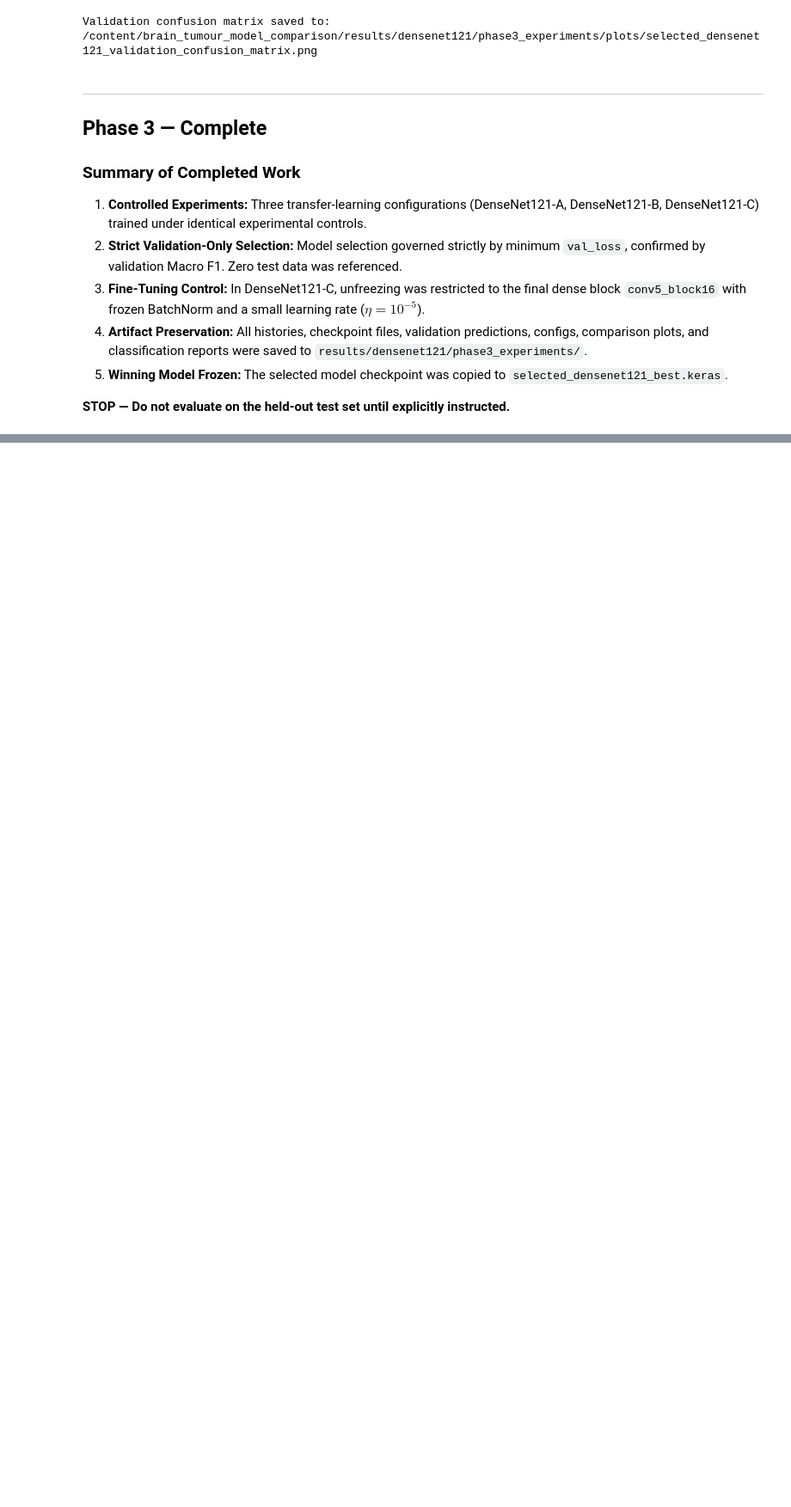
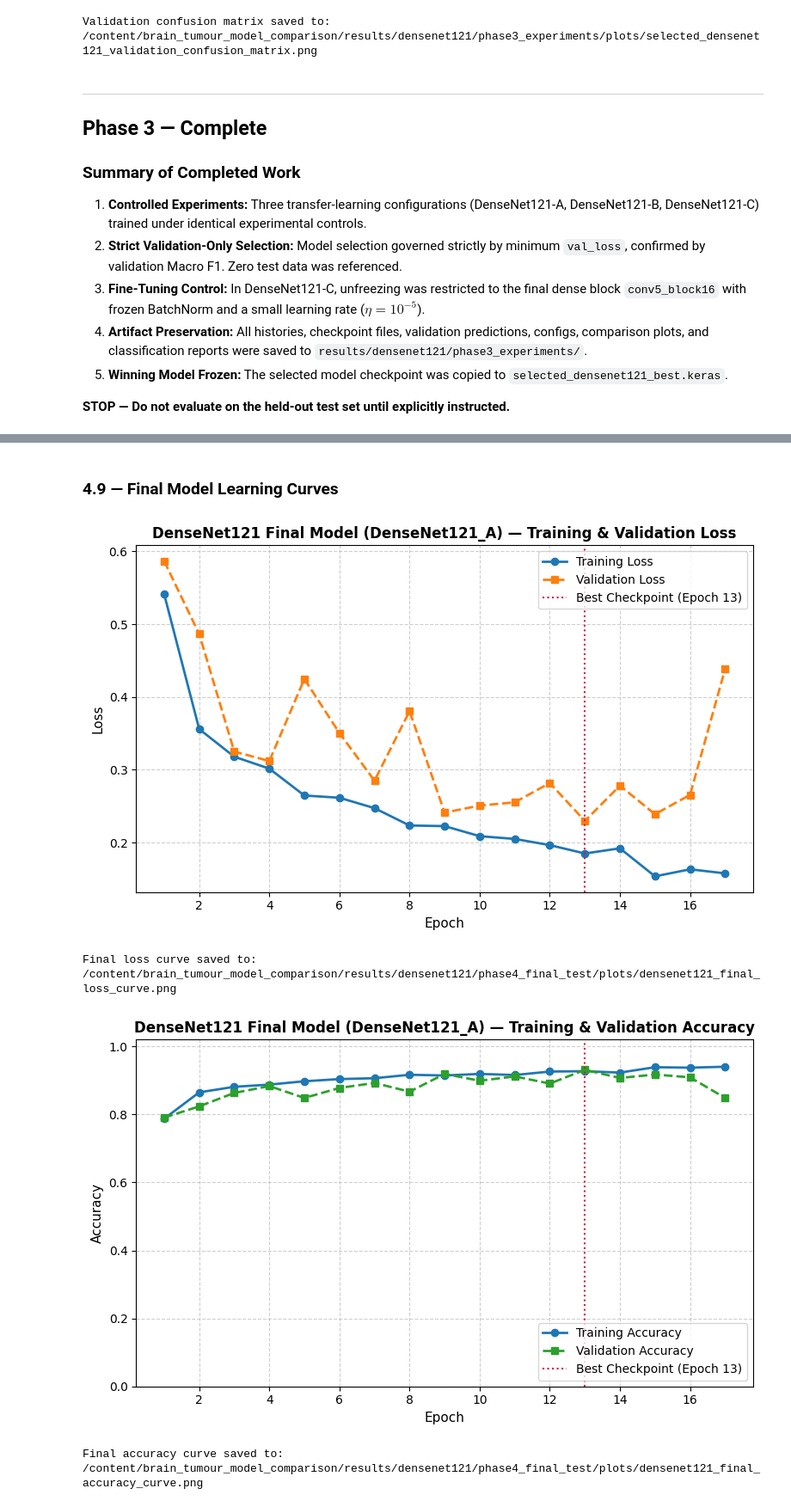
Before and after one commit to Janith303/Brain-Tumor-classification-model, a Jupyter notebook: notebooks/04_densenet121.ipynb, the cells around one changed output, grey strips where cells are left out. Shown at 86% size. Cells and saved outputs as stored; diff of their text form; code cells hidden in the pictures; blank space fills up the shorter version.

```diff
--- a/notebooks/04_densenet121.ipynb
+++ b/notebooks/04_densenet121.ipynb
@@ -2338,0 +2354,19 @@ Validation confusion matrix saved to: /content/brain_tumour_model_comparison/res
+# %%
+from sklearn.metrics import (
+    roc_curve, auc, roc_auc_score, confusion_matrix,
+    classification_report, precision_recall_fscore_support
+)
+from sklearn.preprocessing import label_binarize
+
+# Define Phase 4 directory paths
+PHASE4_DIR = os.path.join(RESULTS_DIR, "phase4_final_test")
+PHASE4_ERROR_DIR = os.path.join(PHASE4_DIR, "error_analysis")
+PHASE4_PLOTS_DIR = os.path.join(PHASE4_DIR, "plots")
+
+for d in [PHASE4_DIR, PHASE4_ERROR_DIR, PHASE4_PLOTS_DIR]:
+    os.makedirs(d, exist_ok=True)
+
+print("Phase 4 directories created:")
+print(f"  Phase 4 Root:     {PHASE4_DIR}")
+print(f"  Error Analysis:   {PHASE4_ERROR_DIR}")
+print(f"  Plots:            {PHASE4_PLOTS_DIR}")
@@ -2338,0 +2687,43 @@ Validation confusion matrix saved to: /content/brain_tumour_model_comparison/res
+# %% [markdown]
+### 4.9 — Final Model Learning Curves
+# %%
+epochs_range = range(1, len(final_history_df) + 1)
+best_epoch_num = int(selected_config_meta["experiment_results"]["best_epoch"])
+
+# 1. Final Loss Curve
+plt.figure(figsize=(8, 5))
+plt.plot(epochs_range, final_history_df["loss"], 'o-', color='#1f77b4', lw=2, label='Training Loss')
+plt.plot(epochs_range, final_history_df["val_loss"], 's--', color='#ff7f0e', lw=2, label='Validation Loss')
+plt.axvline(best_epoch_num, color='crimson', linestyle=':', label=f'Best Checkpoint (Epoch {best_epoch_num})')
+plt.title(f'DenseNet121 Final Model ({selected_exp_id}) — Training & Validation Loss', fontsize=12, fontweight='bold')
+plt.xlabel('Epoch', fontsize=11)
+plt.ylabel('Loss', fontsize=11)
+plt.legend(loc='upper right', frameon=True)
+plt.grid(True, linestyle='--', alpha=0.6)
+plt.tight_layout()
+loss_curve_path = os.path.join(PHASE4_PLOTS_DIR, "densenet121_final_loss_curve.png")
+plt.savefig(loss_curve_path, dpi=150, bbox_inches='tight')
+plt.show()
+print(f"Final loss curve saved to: {loss_curve_path}")
+
+# 2. Final Accuracy Curve
+plt.figure(figsize=(8, 5))
+plt.plot(epochs_range, final_history_df["accuracy"], 'o-', color='#1f77b4', lw=2, label='Training Accuracy')
+plt.plot(epochs_range, final_history_df["val_accuracy"], 's--', color='#2ca02c', lw=2, label='Validation Accuracy')
+plt.axvline(best_epoch_num, color='crimson', linestyle=':', label=f'Best Checkpoint (Epoch {best_epoch_num})')
+plt.title(f'DenseNet121 Final Model ({selected_exp_id}) — Training & Validation Accuracy', fontsize=12, fontweight='bold')
+plt.xlabel('Epoch', fontsize=11)
+plt.ylabel('Accuracy', fontsize=11)
+plt.ylim([0.0, 1.02])
+plt.legend(loc='lower right', frameon=True)
+plt.grid(True, linestyle='--', alpha=0.6)
+plt.tight_layout()
+acc_curve_path = os.path.join(PHASE4_PLOTS_DIR, "densenet121_final_accuracy_curve.png")
+plt.savefig(acc_curve_path, dpi=150, bbox_inches='tight')
+plt.show()
+print(f"Final accuracy curve saved to: {acc_curve_path}")
+# %% [output]
+[figure, added]
+Final loss curve saved to: /content/brain_tumour_model_comparison/results/densenet121/phase4_final_test/plots/densenet121_final_loss_curve.png
+[figure, added]
+Final accuracy curve saved to: /content/brain_tumour_model_comparison/results/densenet121/phase4_final_test/plots/densenet121_final_accuracy_curve.png
```
Also changed, not shown: parts of 25 cells of this notebook.
